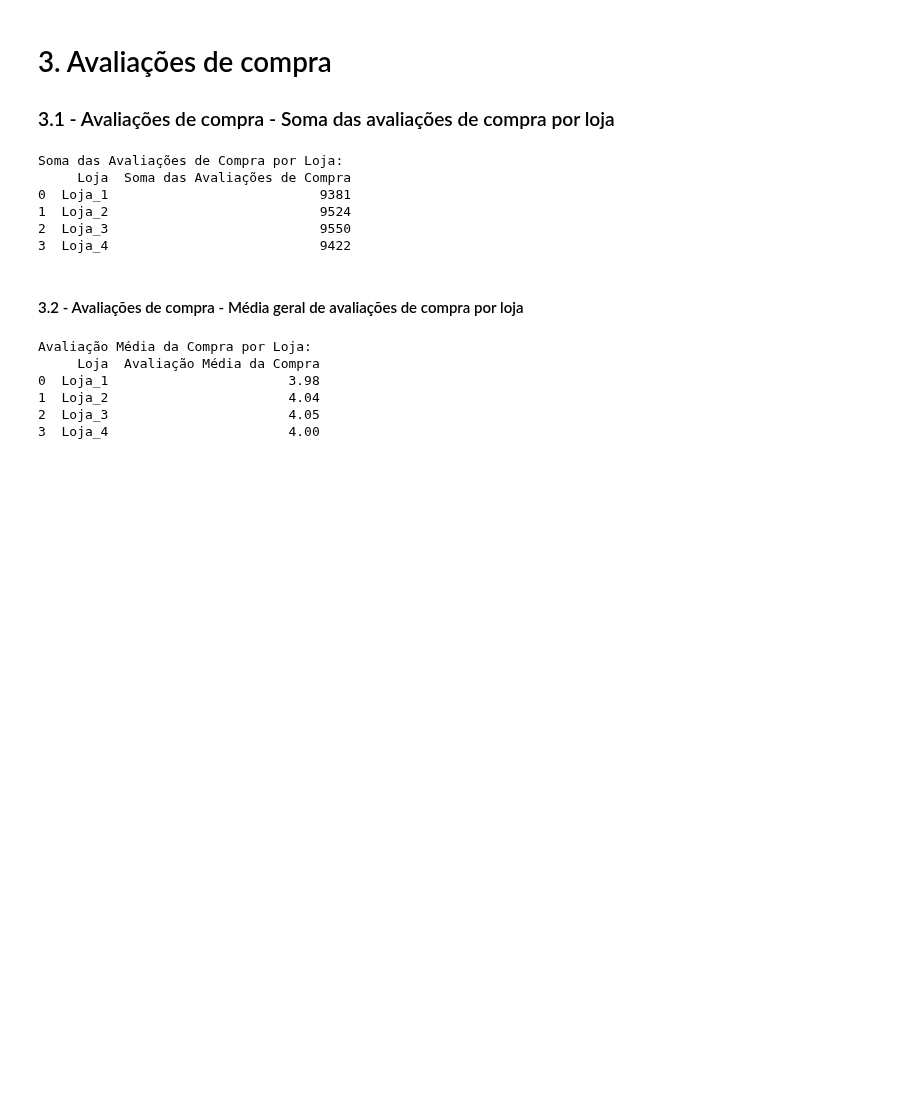
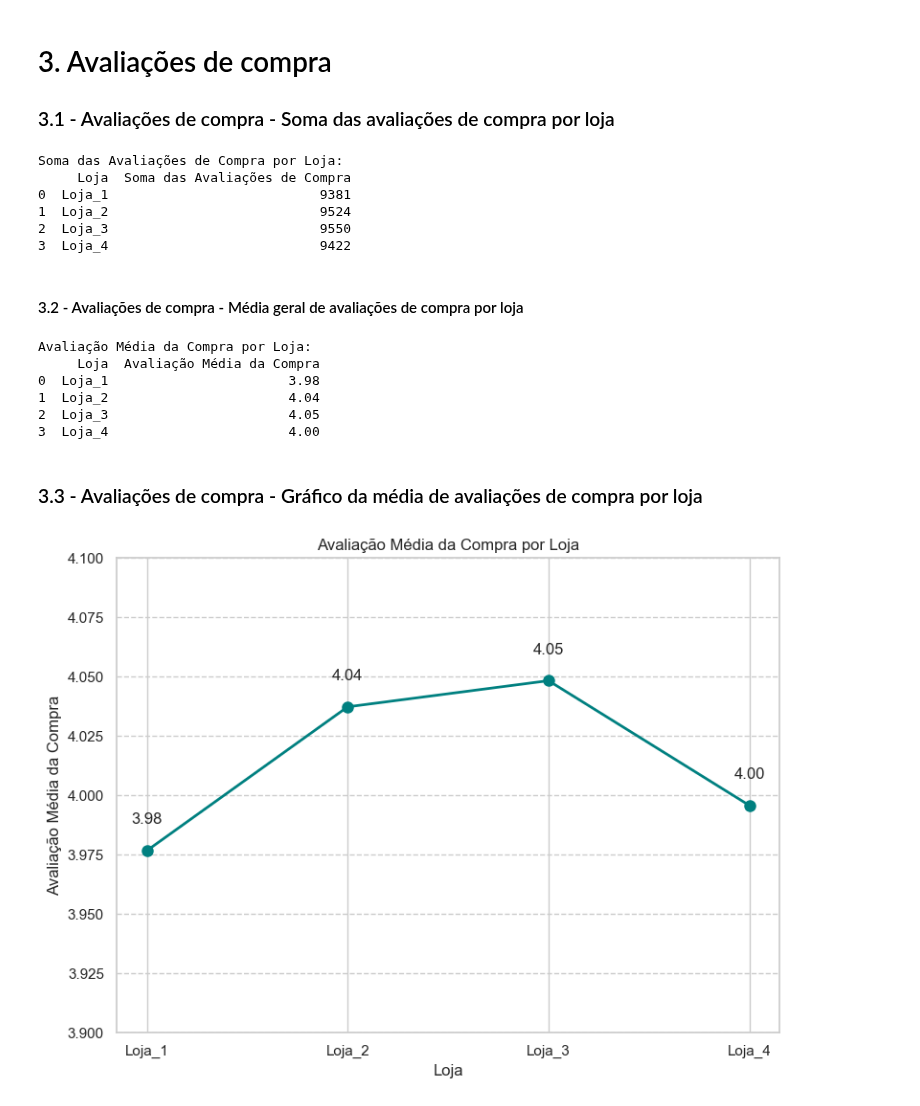
Before and after one commit to JCrpa/curso3_python_data_science_challenge_alura-store_github, a Jupyter notebook: AluraStoreBr.ipynb, the cells around one changed output. Cells and saved outputs as stored; diff of their text form; code cells hidden in the pictures; blank space fills up the shorter version.

Commit message:
implementar o grafico da media de avaliacoes de compra por loja

```diff
--- a/AluraStoreBr.ipynb
+++ b/AluraStoreBr.ipynb
@@ -1240,3 +1240,62 @@ Avaliação Média da Compra por Loja:
 1  Loja_2                       4.04
 2  Loja_3                       4.05
 3  Loja_4                       4.00
+# %% [markdown]
+### 3.3 - Avaliações de compra - Gráfico da média de avaliações de compra por loja
+# %%
+import pandas as pd
+import matplotlib.pyplot as plt
+import seaborn as sns
+import os
+import warnings
+import numpy as np
+
+# Define o caminho base para os arquivos
+caminho_base = "./base-de-dados-challenge-1/"
+arquivos_lojas = ['loja_1.csv', 'loja_2.csv', 'loja_3.csv', 'loja_4.csv']
+
+# Lista para armazenar os DataFrames de cada loja
+lista_tabelas = []
+
+# Loop para ler cada arquivo e adicionar a tabela à lista
+for arquivo in arquivos_lojas:
+    caminho_completo = os.path.join(caminho_base, arquivo)
+    df_loja = pd.read_csv(caminho_completo)
+    nome_loja = arquivo.split('.')[0].capitalize()
+    df_loja['Loja'] = nome_loja
+    lista_tabelas.append(df_loja)
+
+# Concatena todas as tabelas em uma única tabela chamada 'lojas'
+lojas_df = pd.concat(lista_tabelas, ignore_index=True)
+
+# Calcula a avaliação média por loja
+avaliacao_media_por_loja = lojas_df.groupby('Loja')['Avaliação da compra'].mean().sort_index()
+
+# Extrai os nomes das lojas e a avaliação média para o gráfico
+nomes_lojas = avaliacao_media_por_loja.index.tolist()
+avaliacao_media = avaliacao_media_por_loja.values.tolist()
+
+# Cria o gráfico de linhas com marcadores
+plt.figure(figsize=(8, 6))
+plt.plot(nomes_lojas, avaliacao_media, marker='o', linestyle='-', color='teal', linewidth=2, markersize=8)
+
+# Adiciona rótulos e título
+plt.xlabel('Loja')
+plt.ylabel('Avaliação Média da Compra')
+plt.title('Avaliação Média da Compra por Loja')
+plt.ylim(3.9, 4.1) # Define o mesmo limite no eixo y para comparação
+
+# Adiciona os valores em cada ponto
+for i, v in enumerate(avaliacao_media):
+    plt.text(nomes_lojas[i], v + 0.01, f'{v:.2f}', ha='center', va='bottom')
+
+# Adiciona uma grade para facilitar a leitura
+plt.grid(axis='y', linestyle='--')
+
+# Ajusta o layout
+plt.tight_layout()
+
+# Exibe o gráfico
+plt.show()
+# %% [output]
+[figure, added]
```
